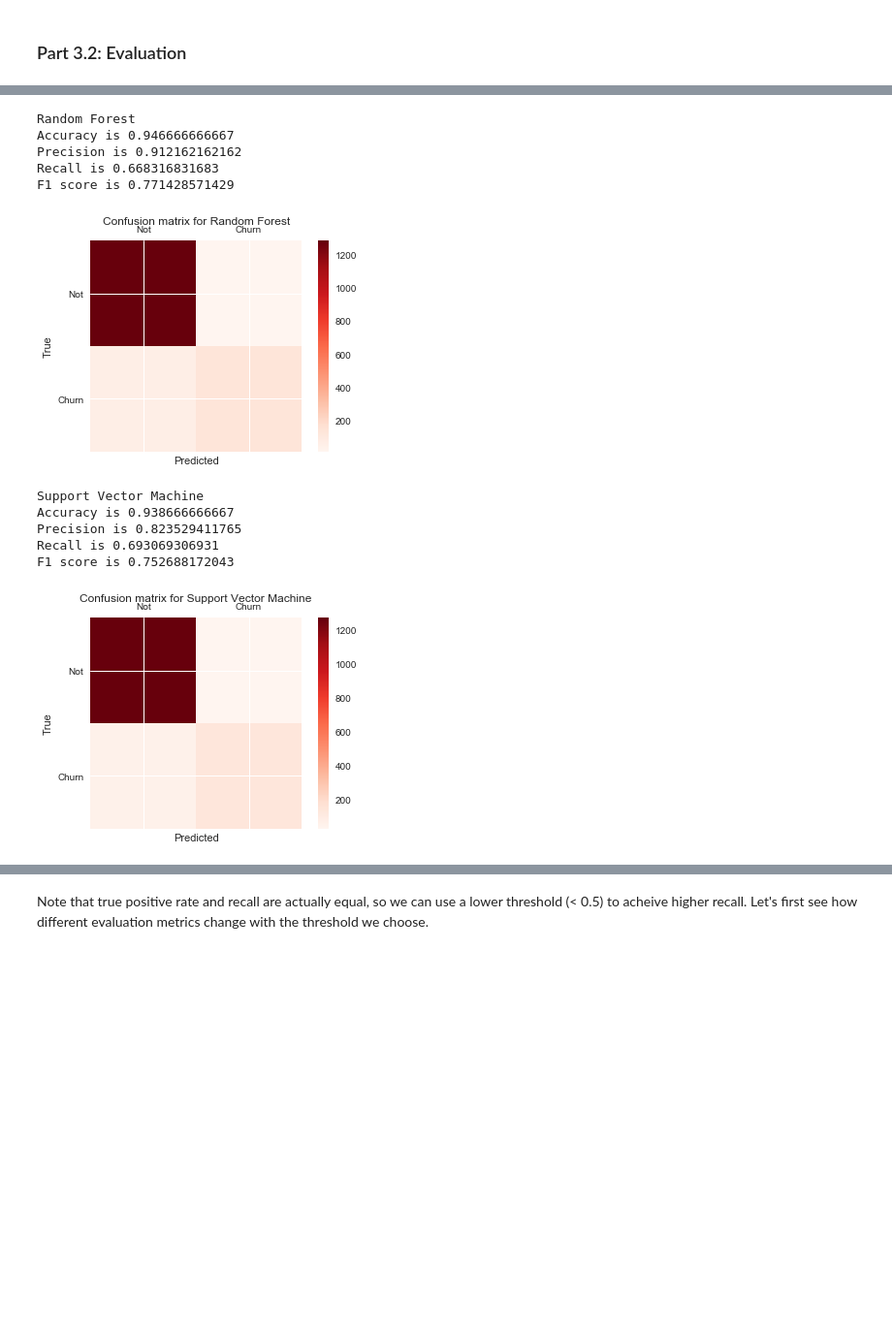
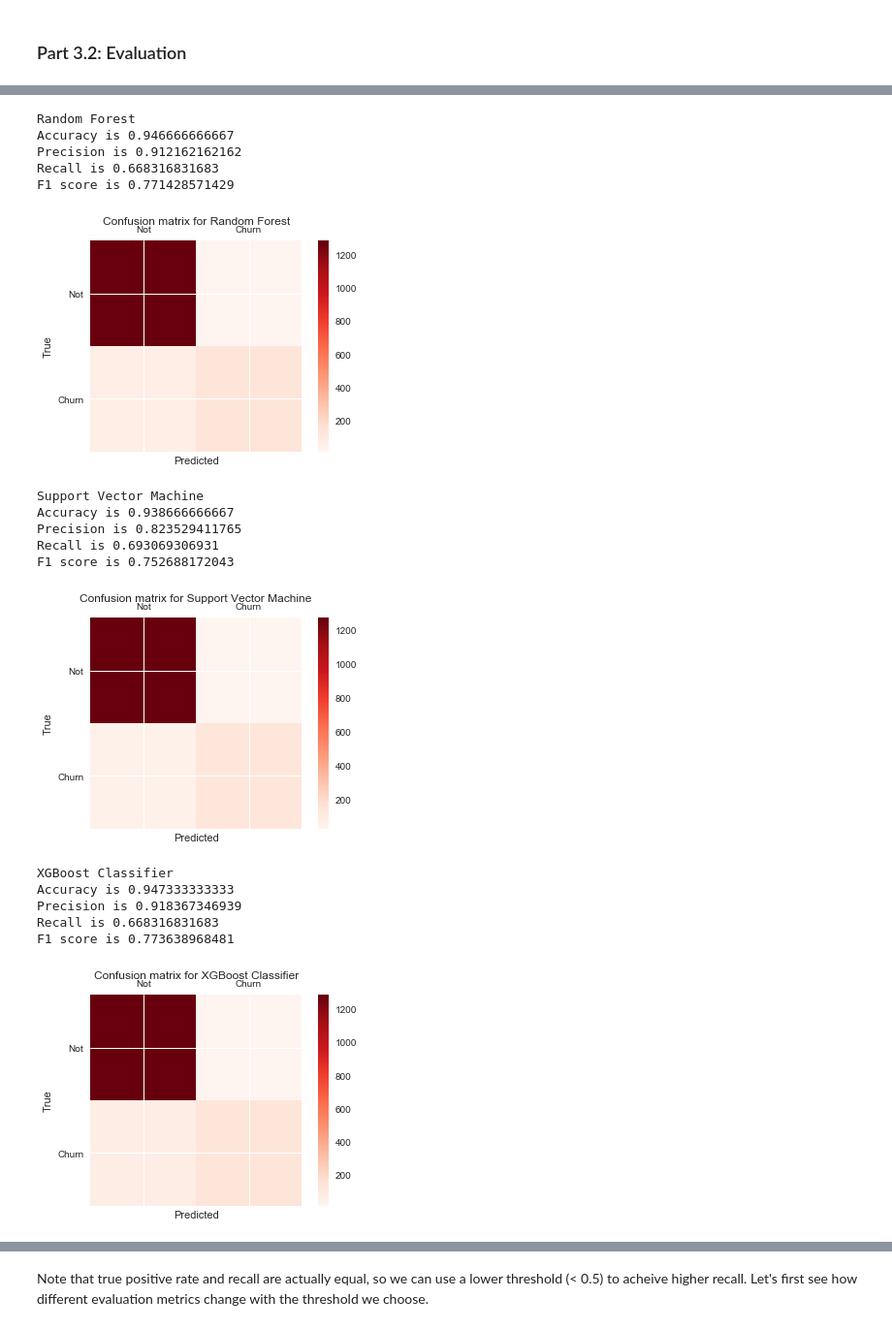
Before and after one commit to liyenhsu/User-Churn-Prediction, a Jupyter notebook: churn.ipynb, the cells around one changed output, grey strips where cells are left out. Shown at 97% size. Saved outputs shown, nothing was run; the diff lists cells and outputs as text; code cells hidden in the pictures; blank space fills up the shorter version.

```diff
--- a/churn.ipynb
+++ b/churn.ipynb
@@ -458,3 +492,5 @@ y_pred_svm = svm.predict(X_test)
+# %%
+y_pred_xgb = xgb.predict(X_test)
 # %% [markdown]
 ### Part 3.2: Evaluation
 # %%
@@ -495,32 +531,39 @@ confusion_matrices = [
     ("Logisitic Regression", confusion_matrix(y_test, y_pred_lr)),
     ("K-Nearest-Neighbors", confusion_matrix(y_test, y_pred_knn)),
     ("Random Forest", confusion_matrix(y_test, y_pred_rf)),
-    ("Support Vector Machine", confusion_matrix(y_test, y_pred_svm))
+    ("Support Vector Machine", confusion_matrix(y_test, y_pred_svm)),
+    ("XGBoost Classifier", confusion_matrix(y_test, y_pred_xgb))
 ]
 
 draw_confusion_matrices(confusion_matrices)
 # %% [output]
 Logisitic Regression
 Accuracy is 0.872
 Precision is 0.575757575758
 Recall is 0.188118811881
 F1 score is 0.283582089552
 [figure]
 K-Nearest-Neighbors
 Accuracy is 0.920666666667
 Precision is 0.81679389313
 Recall is 0.529702970297
 F1 score is 0.642642642643
 [figure]
 Random Forest
 Accuracy is 0.946666666667
 Precision is 0.912162162162
 Recall is 0.668316831683
 F1 score is 0.771428571429
 [figure]
 Support Vector Machine
 Accuracy is 0.938666666667
 Precision is 0.823529411765
 Recall is 0.693069306931
 F1 score is 0.752688172043
 [figure]
+XGBoost Classifier
+Accuracy is 0.947333333333
+Precision is 0.918367346939
+Recall is 0.668316831683
+F1 score is 0.773638968481
+[figure, added]
```
Also changed, not shown: parts of 15 cells of this notebook.
